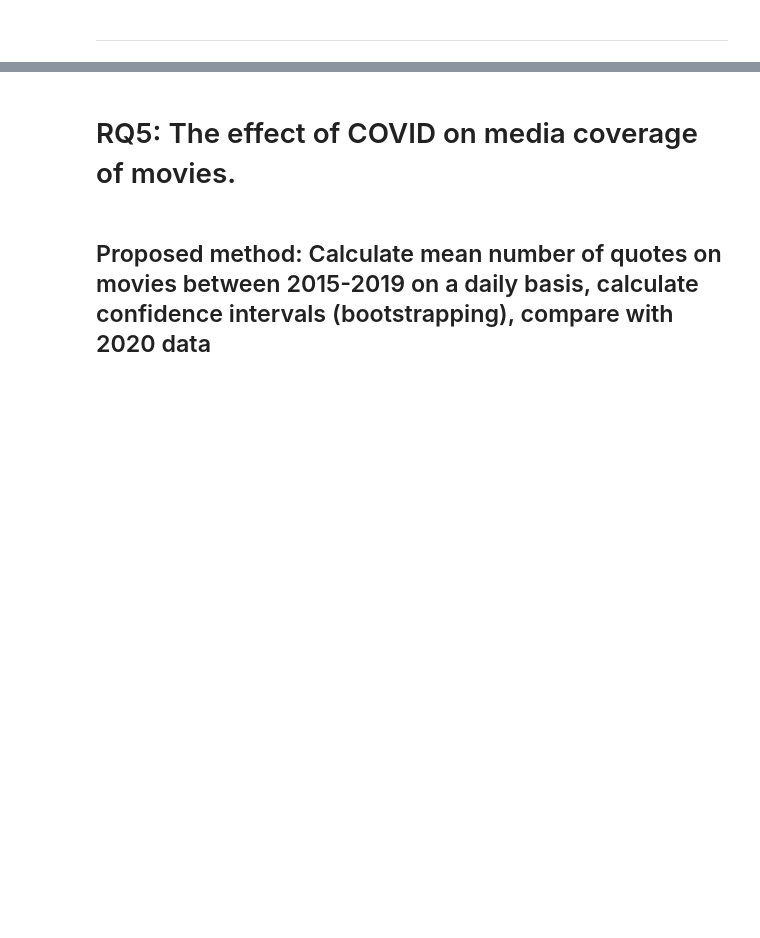
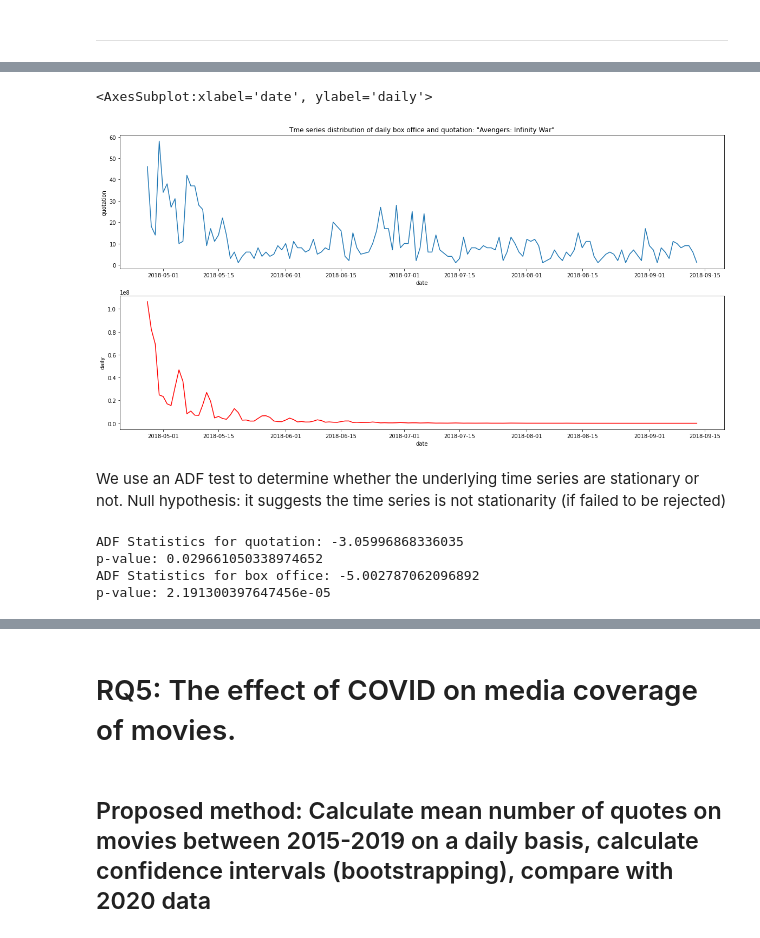
Before and after one commit to epfl-ada/ada-2021-project-f-jab, a Jupyter notebook: RQ1.ipynb, the cells around one changed output, grey strips where cells are left out. Cells and saved outputs as stored; diff of their text form; code cells hidden in the pictures; blank space fills up the shorter version.

Commit message:
add time series analysis

```diff
--- a/RQ1.ipynb
+++ b/RQ1.ipynb
@@ -300,0 +325,38 @@ plt.show()
+# %%
+quotes = pd.read_pickle('./exploratory/data/Quotebank_sentiment.pkl')
+quotes['date'] = pd.to_datetime(quotes['date'])
+# %%
+title = "Avengers: Infinity War"
+time_series = quotes[quotes['movie'] == title].groupby(['date'],  as_index=False).count()[['date', 'quotation']]
+# %%
+bo = pd.read_csv('./exploratory/data/time_series_box_office_data/Avengers_Infinity_War___Box_Office_Mojo.csv')
+bo = bo.rename(columns={'days': 'date'})
+bo['date'] = pd.to_datetime(bo['date'])
+bo = bo[['date','daily']]
+time_series = time_series.merge(bo, how='left', on='date')
+time_series = time_series.dropna()
+# %%
+fig, ax = plt.subplots(ncols=1, nrows=2, figsize=(20,10))
+ax[0].set(title='Tme series distribution of daily box office and quotation: "Avengers: Infinity War"')
+sns.lineplot(x='date', y='quotation', data=time_series, ax=ax[0])
+sns.lineplot(x='date', y='daily', data=time_series, ax=ax[1], color='red')
+# %% [output]
+<AxesSubplot:xlabel='date', ylabel='daily'>
+[figure, added]
+# %% [markdown]
+We use an ADF test to determine whether the underlying time series are stationary or not. Null hypothesis: it suggests the time series is not stationarity (if failed to be rejected)
+# %%
+from statsmodels.tsa.stattools import adfuller
+
+result = adfuller(time_series['quotation'].values)
+print(f'ADF Statistics for quotation: {result[0]}')
+print(f'p-value: {result[1]}')
+
+result = adfuller(time_series['daily'].values)
+print(f'ADF Statistics for box office: {result[0]}')
+print(f'p-value: {result[1]}')
+# %% [output]
+ADF Statistics for quotation: -3.05996868336035
+p-value: 0.029661050338974652
+ADF Statistics for box office: -5.002787062096892
+p-value: 2.191300397647456e-05
```
Also changed, not shown: parts of 31 cells of this notebook.
